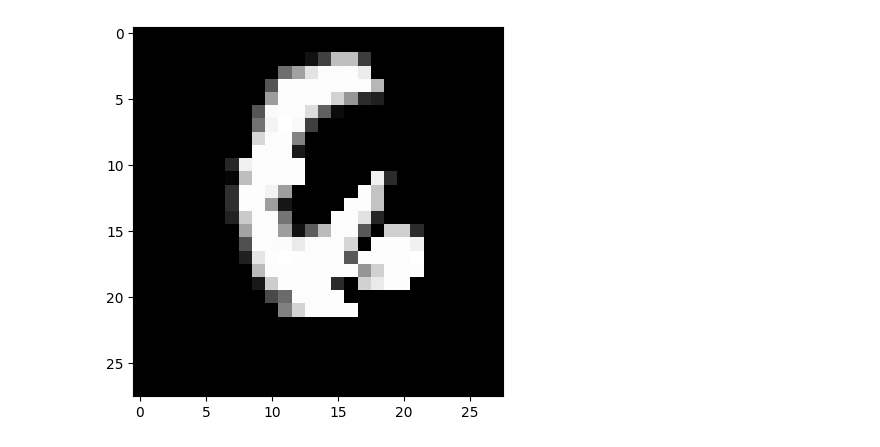
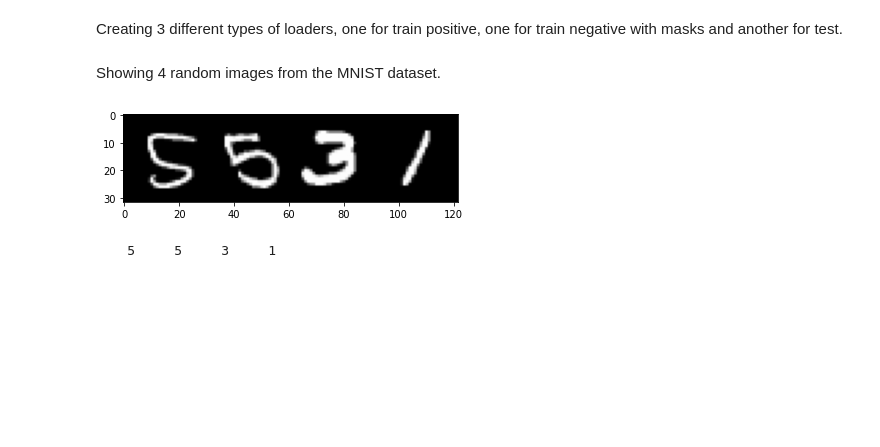
Before and after one commit to mirceatlx/FF, a Jupyter notebook: mnist.ipynb, the cells around one changed output. Drawn from its saved outputs; the diff is of its cells as text; code cells hidden in the pictures; blank space fills up the shorter version.

```diff
--- a/mnist.ipynb
+++ b/mnist.ipynb
@@ -14,18 +22,31 @@ device = "cuda" if torch.cuda.is_available() else "cpu"
 # %%
 batch_size_train = 512
 batch_size_test = 512
+# %% [markdown]
+Creating 3 different types of loaders, one for train positive, one for train negative with masks and another for test.
 # %%
+# load mnist
 train_loader = torch.utils.data.DataLoader(
-  torchvision.datasets.MNIST('./datasets/MNIST/', train=True, download=True,
+    torchvision.datasets.MNIST('./datasets/MNIST', train=True, download=True,
+                          transform=torchvision.transforms.Compose([
+                            torchvision.transforms.ToTensor(),
+                            torchvision.transforms.Normalize(
+                                (0.2860,), (0.3530,))
+                            ])),
+    batch_size=batch_size_train, shuffle=True)
+
+train_loader_negative = torch.utils.data.DataLoader(MergedDataset(torchvision.datasets.MNIST('./datasets/MNIST/', train=True, download=True,
+                             transform=torchvision.transforms.Compose([
+                               torchvision.transforms.ToTensor(),
+                               torchvision.transforms.Normalize(
+                                 (0.1307,), (0.3081,))
+                             ])), 5, MNIST.negative_data_generation), batch_size=batch_size_train, shuffle=True)
+
+test_loader = torch.utils.data.DataLoader(
+  torchvision.datasets.MNIST('./datasets/MNIST/', train=False, download=True,
                              transform=torchvision.transforms.Compose([
                                torchvision.transforms.ToTensor(),
                                torchvision.transforms.Normalize(
                                  (0.1307,), (0.3081,))
                              ])),
-  batch_size=batch_size_train, shuffle=True)
-train_loader_negative = torch.utils.data.DataLoader(MergedDataset(torchvision.datasets.MNIST('./datasets/MNIST/', train=True, download=True,
-                             transform=torchvision.transforms.Compose([
-                               torchvision.transforms.ToTensor(),
-                               torchvision.transforms.Normalize(
-                                 (0.1307,), (0.3081,))
-                             ])), 5), batch_size=batch_size_train, shuffle=True)
+  batch_size=batch_size_test, shuffle=True)
@@ -41,13 +53,16 @@ test_loader = torch.utils.data.DataLoader(
-# %%
-squared_error = lambda x: x.pow(2).mean(1)
-deviation_error = lambda x: -((x - x.mean(1).unsqueeze(1)).pow(2).mean(1))
-for i in enumerate(train_loader_negative):
-    image = i[1].reshape((-1, 1, 28, 28))[0]
-    # visualize image with pil
-    from PIL import Image
-    import numpy as np
-    import matplotlib.pyplot as plt
-    plt.imshow(image.reshape((28, 28)), cmap='gray')
-    break;
-# %% [output]
-[figure, removed]
+# %% [markdown]
+Showing 4 random images from the MNIST dataset.
+# %%
+# get some random training images
+dataiter = iter(train_loader)
+images, labels = next(dataiter)
+
+# show images
+plt.imshow(np.transpose(torchvision.utils.make_grid(images[:4], padding=2, normalize=True).cpu(),(1,2,0)))
+plt.show()
+
+# print labels
+print(' '.join('%5s' % labels[j].item() for j in range(4)))
+# %% [output]
+[figure, added]
+    5     5     3     1
```
Also changed, not shown: parts of 20 cells of this notebook, 4 other files.
